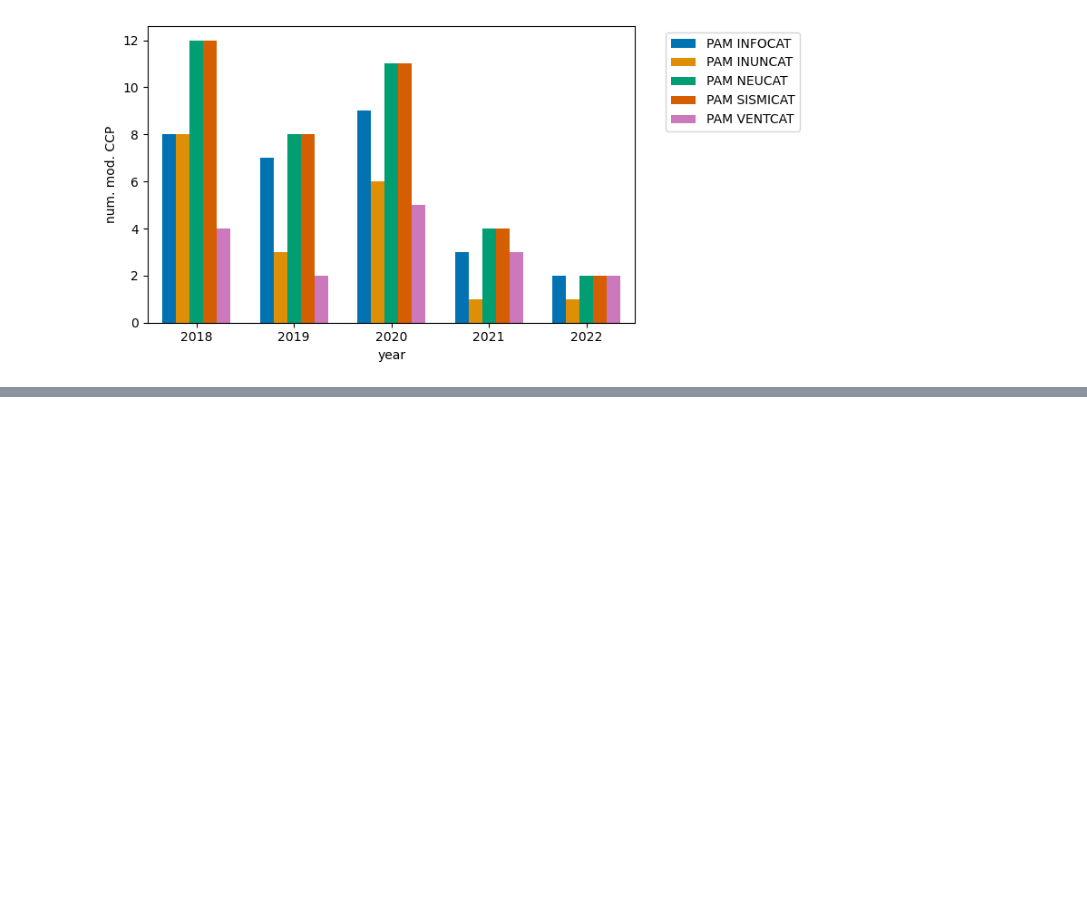
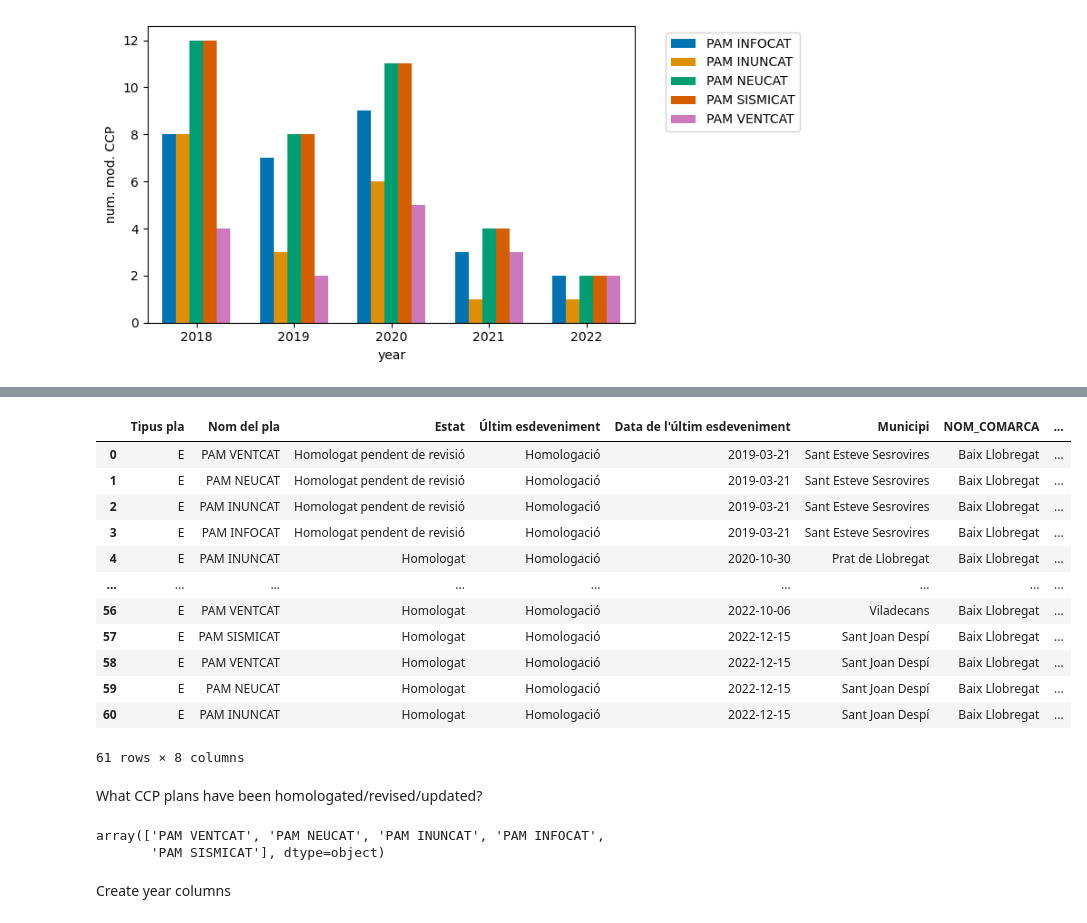
Before and after one commit to belenmvinhas/AVDM_ioib, a Jupyter notebook: ot/civil_protection_plans.ipynb, the cells around one changed output, grey strips where cells are left out. Drawn from its saved outputs; the diff is of its cells as text; code cells hidden in the pictures; blank space fills up the shorter version.

```diff
--- a/ot/civil_protection_plans.ipynb
+++ b/ot/civil_protection_plans.ipynb
@@ -709,0 +785,25 @@ plt.show()
+# %%
+pam_prot_plans_bl
+# %% [output]
+|  | Tipus pla | Nom del pla | Estat | Últim esdeveniment | Data de l'últim esdeveniment | Municipi | NOM_COMARCA | ... |
+| 0 | E | PAM VENTCAT | Homologat pendent de revisió | Homologació | 2019-03-21 | Sant Esteve Sesrovires | Baix Llobregat | ... |
+| 1 | E | PAM NEUCAT | Homologat pendent de revisió | Homologació | 2019-03-21 | Sant Esteve Sesrovires | Baix Llobregat | ... |
+| 2 | E | PAM INUNCAT | Homologat pendent de revisió | Homologació | 2019-03-21 | Sant Esteve Sesrovires | Baix Llobregat | ... |
+| 3 | E | PAM INFOCAT | Homologat pendent de revisió | Homologació | 2019-03-21 | Sant Esteve Sesrovires | Baix Llobregat | ... |
+| 4 | E | PAM INUNCAT | Homologat | Homologació | 2020-10-30 | Prat de Llobregat | Baix Llobregat | ... |
+| ... | ... | ... | ... | ... | ... | ... | ... | ... |
+| 56 | E | PAM VENTCAT | Homologat | Homologació | 2022-10-06 | Viladecans | Baix Llobregat | ... |
+| 57 | E | PAM SISMICAT | Homologat | Homologació | 2022-12-15 | Sant Joan Despí | Baix Llobregat | ... |
+| 58 | E | PAM VENTCAT | Homologat | Homologació | 2022-12-15 | Sant Joan Despí | Baix Llobregat | ... |
+| 59 | E | PAM NEUCAT | Homologat | Homologació | 2022-12-15 | Sant Joan Despí | Baix Llobregat | ... |
+| 60 | E | PAM INUNCAT | Homologat | Homologació | 2022-12-15 | Sant Joan Despí | Baix Llobregat | ... |
+61 rows × 8 columns
+# %% [markdown]
+What CCP plans have been homologated/revised/updated?
+# %%
+pam_prot_plans_bl["Nom del pla"].unique()
+# %% [output]
+array(['PAM VENTCAT', 'PAM NEUCAT', 'PAM INUNCAT', 'PAM INFOCAT',
+       'PAM SISMICAT'], dtype=object)
+# %% [markdown]
+Create year columns
```
Also changed, not shown: parts of 24 cells of this notebook, 7 other files.
